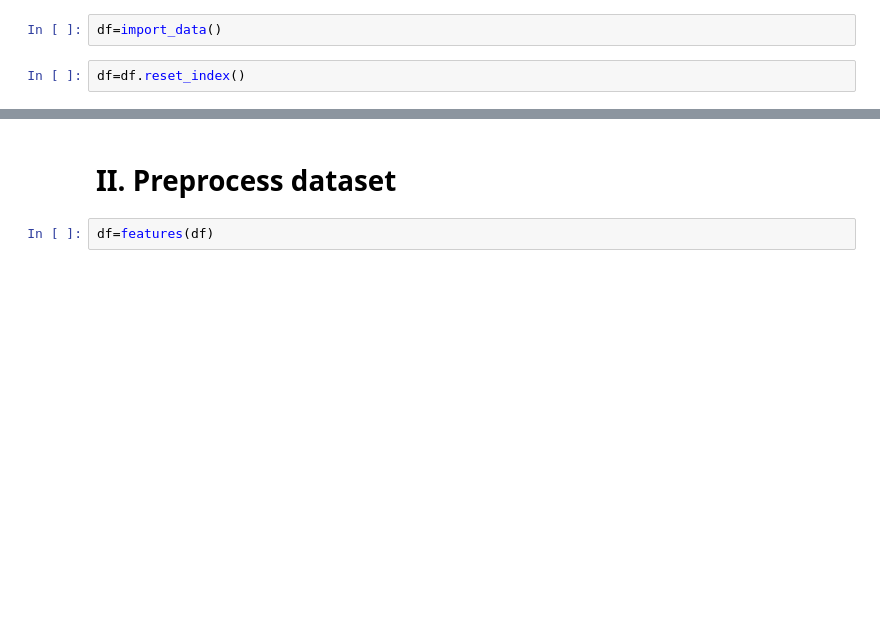
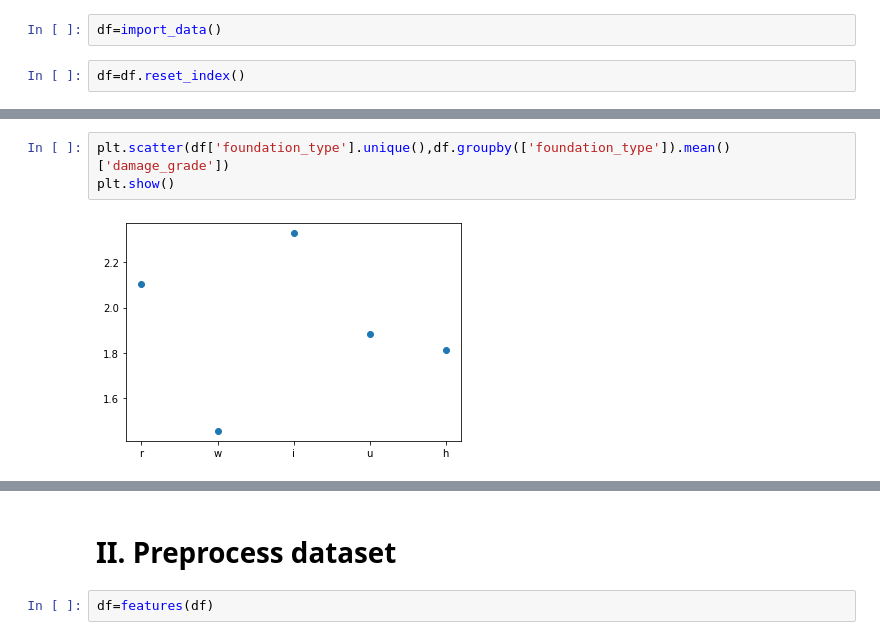
Before and after one commit to NiklasSabel/data_mining_1, a Jupyter notebook: notebooks/Niklas_Models.ipynb, the cells around one changed output, grey strips where cells are left out. Saved outputs shown, nothing was run; the diff lists cells and outputs as text; blank space fills up the shorter version.

```diff
--- a/notebooks/Niklas_Models.ipynb
+++ b/notebooks/Niklas_Models.ipynb
@@ -23,0 +48,5 @@ df=df.reset_index()
+# %%
+plt.scatter(df['foundation_type'].unique(),df.groupby(['foundation_type']).mean()['damage_grade'])
+plt.show()
+# %% [output]
+[figure, added]
```
Also changed, not shown: parts of 27 cells of this notebook, 3 other files.
